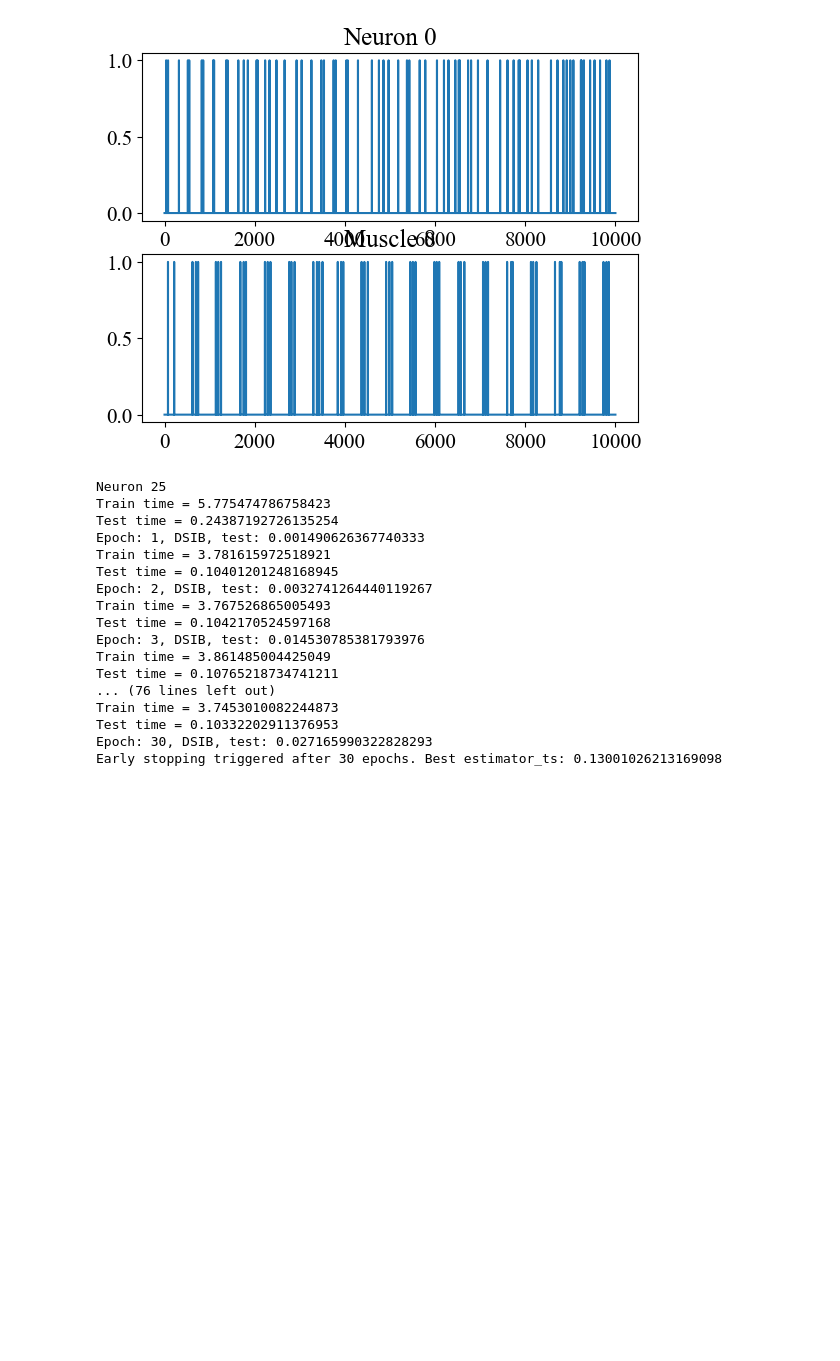
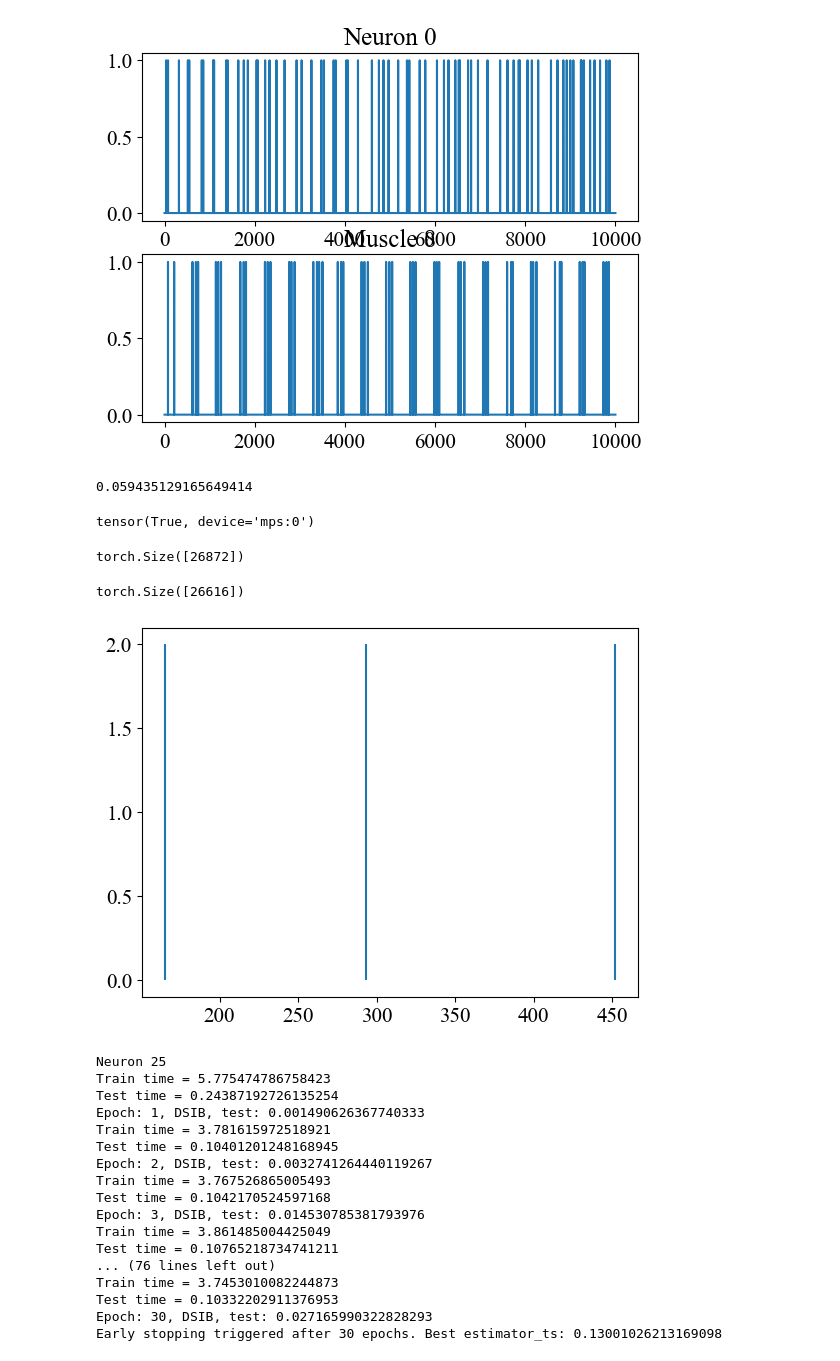
Before and after one commit to LeoJW/VNCMPanalysis, a Jupyter notebook: eslam_MI/Mothy_MI.ipynb, the cells around one changed output. Drawn from its saved outputs; the diff is of its cells as text; code cells hidden in the pictures; blank space fills up the shorter version.

```diff
--- a/eslam_MI/Mothy_MI.ipynb
+++ b/eslam_MI/Mothy_MI.ipynb
@@ -124,18 +124,17 @@ params = {
     'window_size': 512, # Window of time the estimator operates on, in samples
     'batch_size': 128, # Number of windows estimator processes at any time
     'learning_rate': 5e-3,
-    'n_trials': 3,
-    'patience': 10,
+    'patience': 15,
     'min_delta': 0.001,
     'eps': 1e-8, # Use 1e-4 if dtypes are float16, 1e-8 for float32 works okay
     'train_fraction': 0.9,
     'model_cache_dir': model_cache_dir,
     # Critic parameters for the estimator
     'model_func': DSIB, # DSIB or DVSIB
-    'branch': '1', # Whether to have branched first layer '1', all branched layers 'all', or None if no branch layers
-    'stride': 1, # stride of CNN layers. First layer will always be stride=1
-    'n_filters': 32, # Number of new filters per layer. Each layer will 2x this number
-    'layers': 4,
+    'branch': 'expDilation', # Whether to have branched first layer '1', all branched layers 'all', or None if no branch layers
+    'stride': 2, # stride of CNN layers. First layer will always be stride=1
+    'n_filters': 8, # Number of new filters per layer. Each layer will 2x this number
+    'layers': 7,
     'fc_layers': 2, # fully connected layers
     'hidden_dim': 256,
     'activation': nn.LeakyReLU, #nn.Softplus
@@ -149,3 +205,51 @@ params = {
+# %%
+torch.mps.synchronize()
+tic = time.time()
+
+inds1, inds2 = intersect_sorted_tensors(dataset.spike_indices[0], dataset.spike_indices_Y[0])
+
+torch.mps.synchronize()
+print(time.time() - tic)
+
+torch.all(torch.unique(dataset.spike_indices[0][inds1]) == torch.unique(dataset.spike_indices_Y[0][inds2]))
+
+# torch.mps.synchronize()
+# tic = time.time()
+
+# inds1, inds2 = intersect_sorted_tensors_v3(dataset.spike_indices[0], dataset.spike_indices_Y[0])
+
+# torch.mps.synchronize()
+# print(time.time() - tic)
+# %% [output]
+0.059435129165649414
+tensor(True, device='mps:0')
+# %%
+bob = torch.where(dataset.X)
+print(bob[1].shape)
+bob = tuple(tensor[inds1] for tensor in bob)
+bob[1].shape
+# %% [output]
+torch.Size([26872])
+torch.Size([26616])
+# %%
+neuron = 0
+this_params = {**params, 'embed_dim': 10}
+dataset = BatchedDatasetWithNoise(X[[neuron],:], Y, bout_starts, this_params['window_size'], check_activity=False)
+
+fig, ax = plt.subplots(1, 1)
+
+i = np.random.choice(dataset.n_batches)
+
+inds = dataset.batch_indices[i]
+
+ax.vlines(dataset.X[i,0,:,:].cpu().numpy().nonzero()[1], 0, 1)
+ax.vlines(X[neuron, inds[0]:inds[1]].cpu().numpy().nonzero(), 1, 2)
+
+nspike = []
+for i in range(dataset.n_batches):
+    nspike.append(len(dataset.X[i,0,:,:].cpu().numpy().nonzero()[0]))
+# %% [output]
+[figure, added]
 # %%
 torch.mps.empty_cache()
 neuron = np.random.choice(X.shape[0])
```
Also changed, not shown: parts of 2 cells of this notebook, 2 other files.
